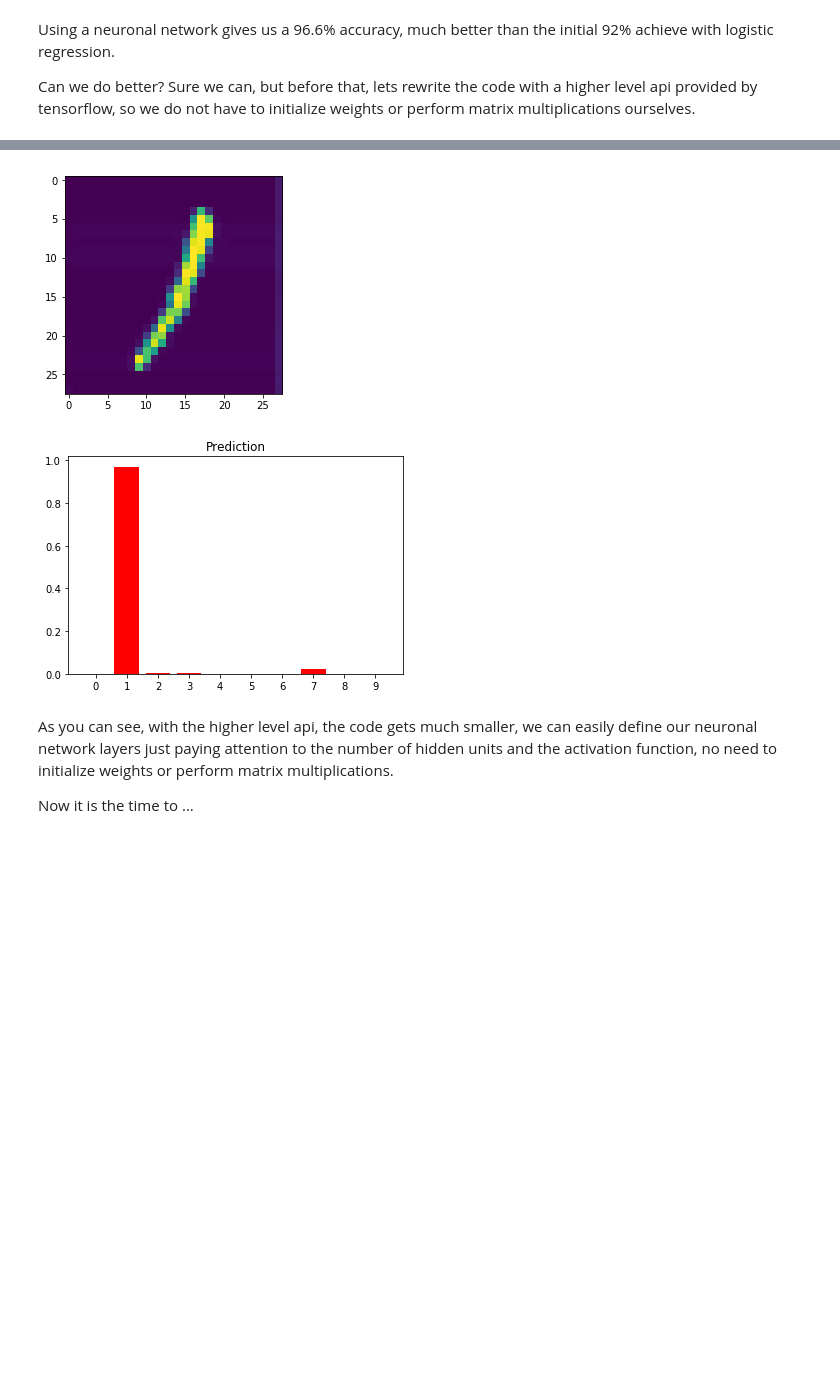
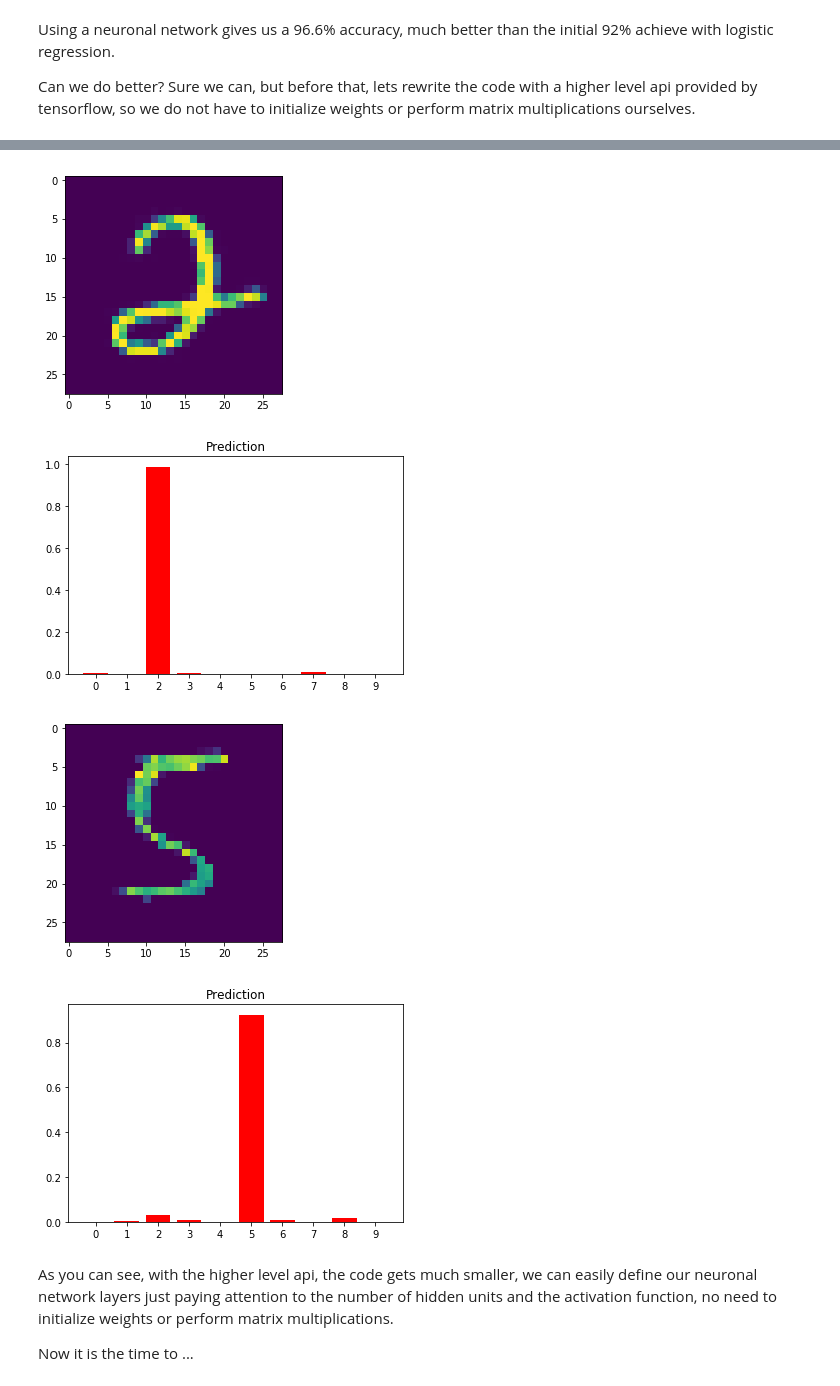
Before and after one commit to moriano/loco-learning, a Jupyter notebook: mnist/mnist.ipynb, the cells around one changed output, grey strips where cells are left out. Saved outputs shown, nothing was run; the diff lists cells and outputs as text; code cells hidden in the pictures; blank space fills up the shorter version.

```diff
--- a/mnist/mnist.ipynb
+++ b/mnist/mnist.ipynb
@@ -563,8 +568,11 @@ Final accuracy on test set
 # %%
 perform_prediction('digit02.jpg', predictions_nn1)
+perform_prediction('05.png', predictions_nn1)
 # %% [output]
-[figure, old version]
+[figure, new version]
-[figure, old version]
+[figure, new version]
+[figure, added]
+[figure, added]
 # %% [markdown]
 As you can see, with the higher level api, the code gets much smaller, we can easily define our neuronal network layers just paying attention to the number of hidden units and the activation function, no need to initialize weights or perform matrix multiplications.
 
```
Also changed, not shown: parts of 14 cells of this notebook, 16 other files.
